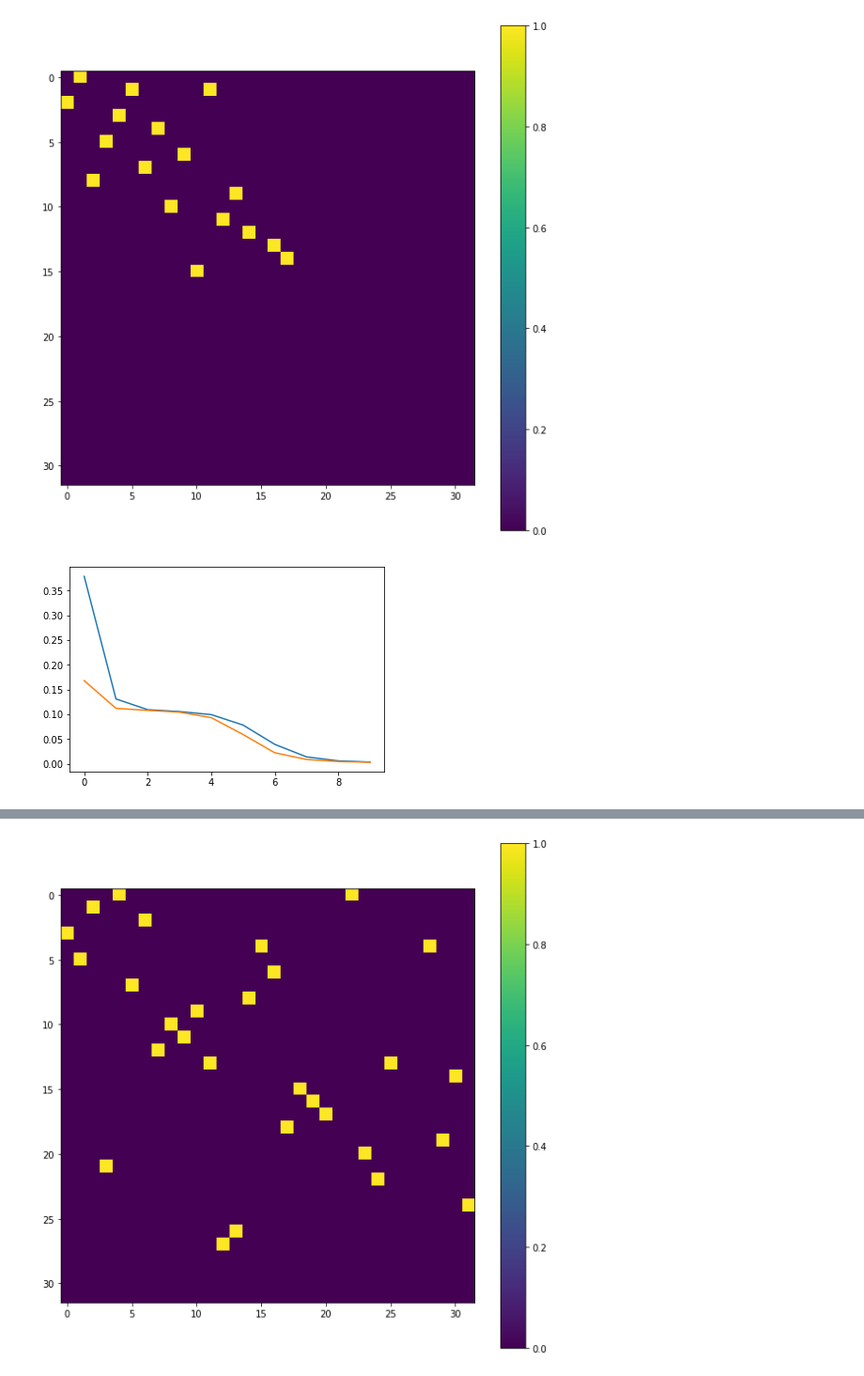
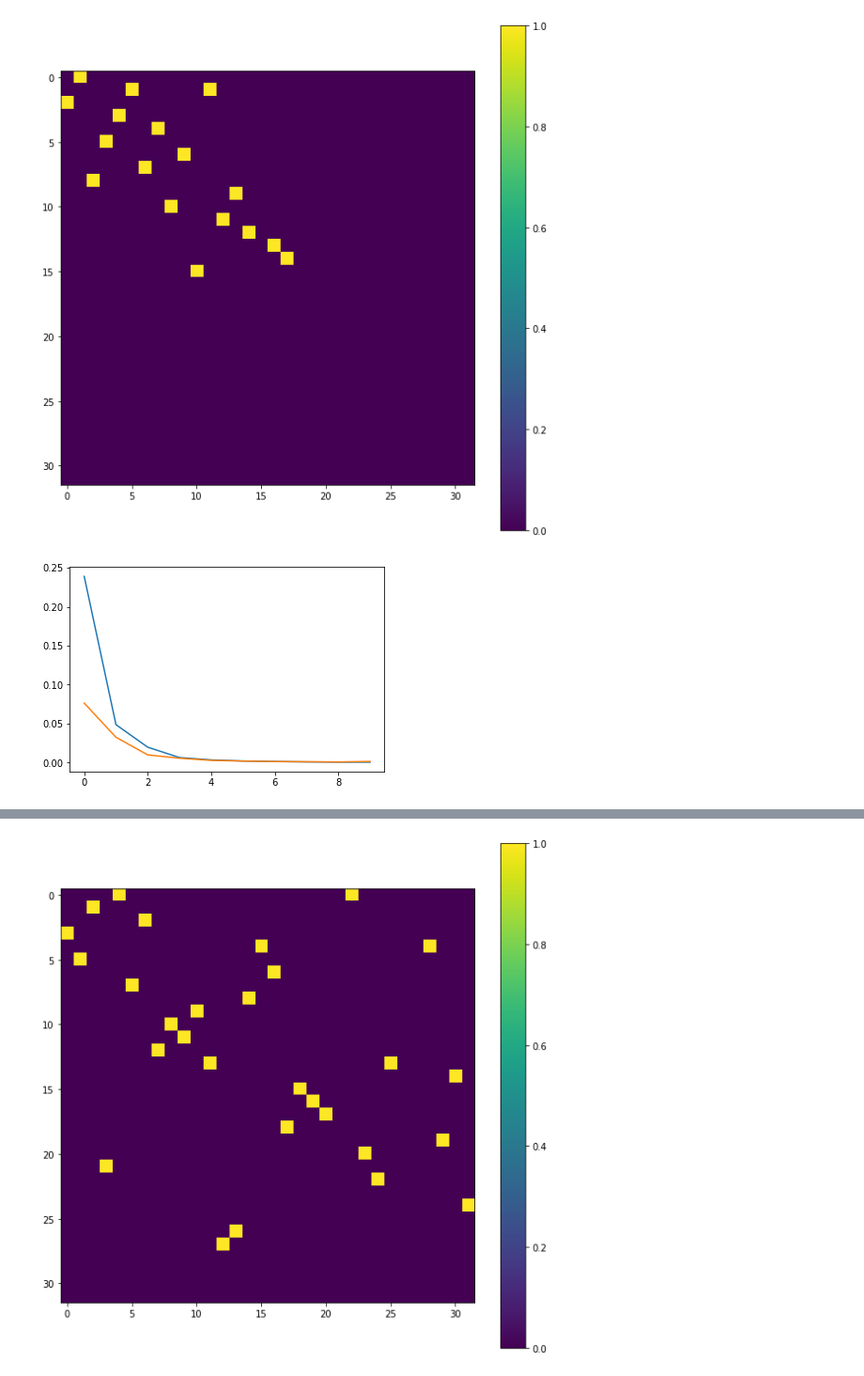
Before and after one commit to rykachevskiy/CRISPR, a Jupyter notebook: UNet.ipynb, the cells around one changed output, grey strips where cells are left out. Shown at 94% size. Cells and saved outputs as stored; diff of their text form; code cells hidden in the pictures.

```diff
--- a/UNet.ipynb
+++ b/UNet.ipynb
@@ -49,8 +63,8 @@ def normalize(X):
 # %%
-def normalize_arr(X):
+def normalize_arr(X,normalizer):
     X_n = np.zeros_like(X)
     for i, x in enumerate(X):
-        X_n[i] = normalize(x)
+        X_n[i] = normalizer(x)
     return X_n
 # %%
 from tqdm import tqdm, tqdm_notebook
@@ -68,7 +82,7 @@ from keras import backend as K
 tf.reset_default_graph()
 sess = tf.InteractiveSession()
 # %%
-x = tf.placeholder("float", shape=[None, None, None, 1])
+x = tf.placeholder("float", shape=[None, None, None, 4])
 # %%
 c1 = Conv2D(8, (3, 3), activation='relu', padding='same') (x)
 c1 = Conv2D(8, (3, 3), activation='relu', padding='same') (c1)
@@ -139,0 +165,5 @@ X = np.load("../data/simulation/1000_35_like_true/amp_gr.npy")[:, :32, :32]
+# %%
+X_p_n = np.expand_dims(normalize_arr(X, normalize), 1)
+X_p_l = np.expand_dims(normalize_arr(X, normalize_left), 1)
+X_p_r = np.expand_dims(normalize_arr(X, normalize_right), 1)
+X = np.expand_dims(X, 1)
@@ -139,0 +174,3 @@ X = np.load("../data/simulation/1000_35_like_true/amp_gr.npy")[:, :32, :32]
+# %%
+X_p_n_p = np.concatenate((X, X_p_n, X_p_l, X_p_r), 1)
+X_p_n_p = np.transpose(X_p_n_p, [0, 2,3, 1])
@@ -176,9 +217,9 @@ l_r = 0.001
 
 for epoch in range(epochs):
     curr_loss = 0
-    for i, (batch_x, batch_y) in tqdm(enumerate(iterate_minibatches(X_n[:800], y_n[:800], 20))):
+    for i, (batch_x, batch_y) in tqdm(enumerate(iterate_minibatches(X_p_n_p[:800], y_n[:800], 20))):
 
-        batch_x = np.expand_dims(batch_x, 3)
+#         batch_x = np.expand_dims(batch_x, 3)
         batch_y = np.expand_dims(batch_y, 3)
         batch_loss = sess.run([train_step,loss], feed_dict={x : batch_x,
                                                             target: batch_y,
@@ -188,36 +229,36 @@ for epoch in range(epochs):
         #print(curr_loss)
 
     train_loss.append(curr_loss / (i + 1))
 
 #     val_score = validate_simple(val_data, predict)
 #     val_scores.append(val_score)
 
 
 
     curr_loss = 0
-    for i, (batch_x, batch_y) in tqdm(enumerate(iterate_minibatches(X_n[800:], y_n[800:], 20))):
-        batch_x = np.expand_dims(batch_x, 3)
+    for i, (batch_x, batch_y) in tqdm(enumerate(iterate_minibatches(X_p_n_p[800:], y_n[800:], 20))):
+#         batch_x = np.expand_dims(batch_x, 3)
         batch_y = np.expand_dims(batch_y, 3)
         batch_loss = sess.run([loss], feed_dict={x : batch_x,
                                                  target: batch_y,
                                                  #loss_mask: (batch_y + 1),
                                                  lr : l_r})
         curr_loss += batch_loss[0]
         #print(curr_loss)
 
     val_loss.append(curr_loss / (i + 1))
 
 
     #val_loss.append(sess.run(loss, feed_dict={x:X_n, target:val_y, loss_mask:val_mask}))
 
     display.clear_output(wait=True)
     plt.plot(train_loss, label='train')
     #plt.plot(val_scores, label='test')
     plt.plot(val_loss, label='test')
 
     plt.show()
 # %% [output]
-[figure, old version]
+[figure, new version]
 # %%
 plot_gr((batch_y * 10 + 1)[0,:,:,0])
 # %% [output]
```
Also changed, not shown: parts of 34 cells of this notebook, 5 other files.
